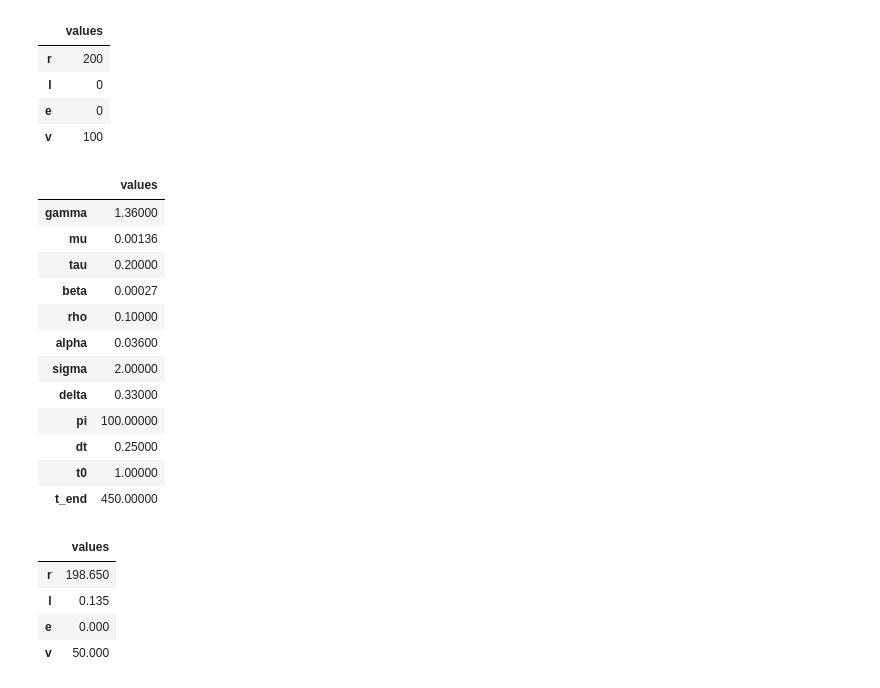
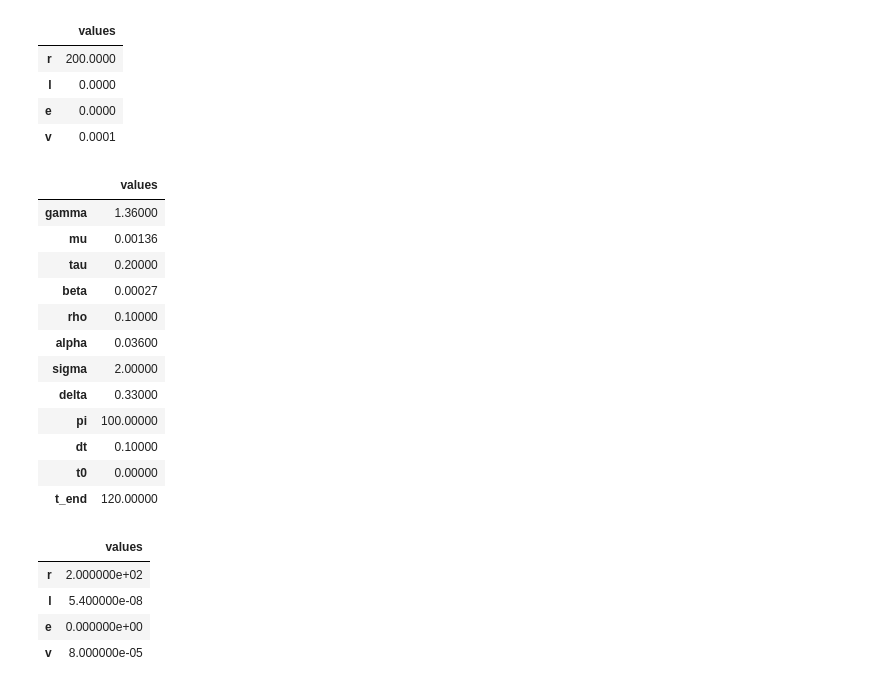
Before and after one commit to dreamofjade/ModSimPy, a Jupyter notebook: code/hivmodelmky.ipynb, the cells around one changed output. Saved outputs shown, nothing was run; the diff lists cells and outputs as text; code cells hidden in the pictures.

```diff
--- a/code/hivmodelmky.ipynb
+++ b/code/hivmodelmky.ipynb
@@ -70,48 +61,48 @@ def plot_results(r, l, e):
     decorate(xlabel='Time (days)',
              ylabel='number of cells')
 # %%
-init = State(r=200, l=0, e=0, v=100)
+init = State(r=200, l=0, e=0, v=.0001)
 # %% [output]
 |  | values |
-| r | 200 |
-| l | 0 |
-| e | 0 |
-| v | 100 |
+| r | 200.0000 |
+| l | 0.0000 |
+| e | 0.0000 |
+| v | 0.0001 |
 # %%
 system = System(gamma = 1.36,
                 mu = 0.00136,
                 tau = 0.2,
                 beta = 0.00027,
                 rho = 0.1,
                 alpha = 0.036,
                 sigma = 2,
                 delta = 0.33,
                 pi = 100,
-                dt = 0.25,
-                t0 = 1,
-                t_end = 450)
+                dt = 0.1,
+                t0 = 0,
+                t_end = 120)
 # %% [output]
 |  | values |
 | gamma | 1.36000 |
 | mu | 0.00136 |
 | tau | 0.20000 |
 | beta | 0.00027 |
 | rho | 0.10000 |
 | alpha | 0.03600 |
 | sigma | 2.00000 |
 | delta | 0.33000 |
 | pi | 100.00000 |
-| dt | 0.25000 |
-| t0 | 1.00000 |
-| t_end | 450.00000 |
+| dt | 0.10000 |
+| t0 | 0.00000 |
+| t_end | 120.00000 |
 # %%
-update_func(init, 0, system)
+update_func(init, .1, system)
 # %% [output]
 |  | values |
-| r | 198.650 |
-| l | 0.135 |
-| e | 0.000 |
-| v | 50.000 |
+| r | 2.000000e+02 |
+| l | 5.400000e-08 |
+| e | 0.000000e+00 |
+| v | 8.000000e-05 |
 # %%
 results = run_simulation(system, update_func)
 # %% [output]
```
Also changed, not shown: parts of 7 cells of this notebook, 5 other files.
